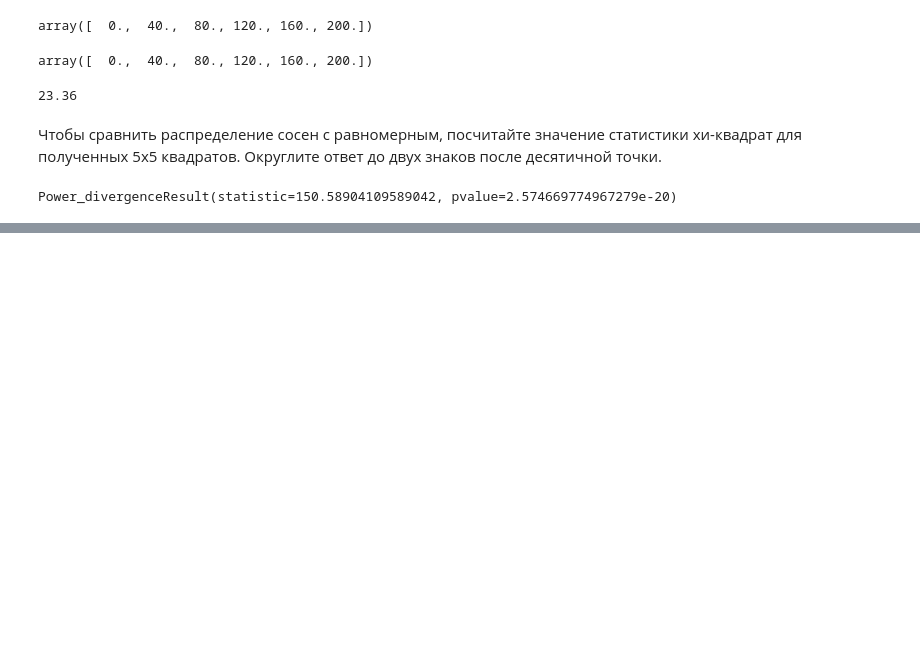
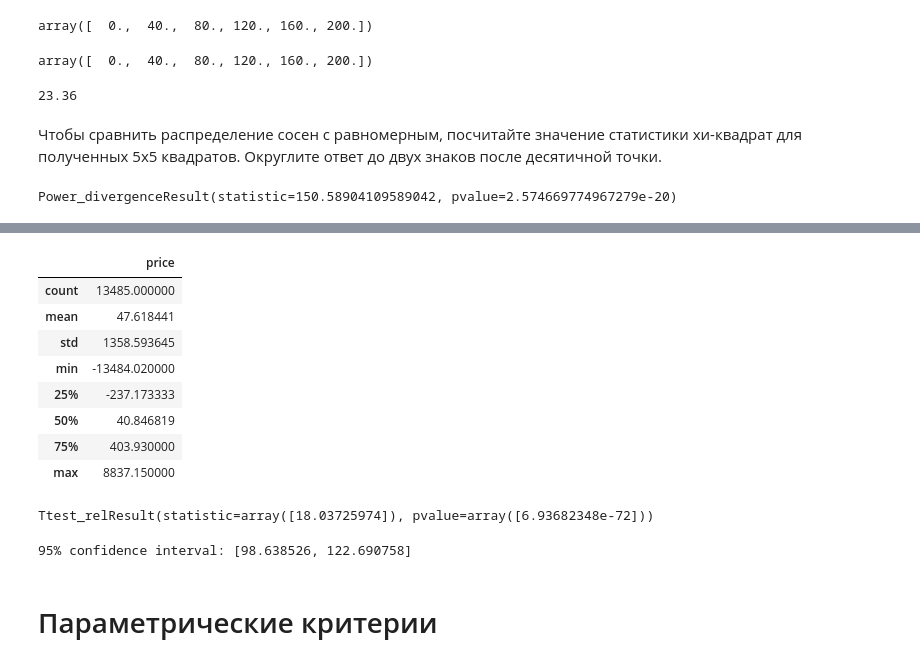
Before and after one commit to AlexG888/Specialization_from_MIPT_and_Yandex, a Jupyter notebook: course_4/theoretical_notebooks/tests.ipynb, the cells around one changed output, grey strips where cells are left out. Cells and saved outputs as stored; diff of their text form; code cells hidden in the pictures; blank space fills up the shorter version.

```diff
--- a/course_4/theoretical_notebooks/tests.ipynb
+++ b/course_4/theoretical_notebooks/tests.ipynb
@@ -330,0 +442,26 @@ Power_divergenceResult(statistic=150.58904109589042, pvalue=2.574669774967279e-2
+# %%
+pred_price_rf = clf_rf.predict(X_diam_test)
+
+pred_price_rf_sub = pred_price_rf[:, np.newaxis] - y_diam_test
+pred_price_rf_sub.describe()
+# %% [output]
+|  | price |
+| count | 13485.000000 |
+| mean | 47.618441 |
+| std | 1358.593645 |
+| min | -13484.020000 |
+| 25% | -237.173333 |
+| 50% | 40.846819 |
+| 75% | 403.930000 |
+| max | 8837.150000 |
+# %%
+stats.ttest_rel(np.abs(pred_price_lr_sub), np.abs(pred_price_rf_sub))
+# %% [output]
+Ttest_relResult(statistic=array([18.03725974]), pvalue=array([6.93682348e-72]))
+# %%
+print( "95%% confidence interval: [%f, %f]" % \
+      DescrStatsW(np.abs(pred_price_lr_sub) - np.abs(pred_price_rf_sub)).tconfint_mean())
+# %% [output]
+95% confidence interval: [98.638526, 122.690758]
+# %% [markdown]
+# Параметрические критерии
```
Also changed, not shown: parts of 47 cells of this notebook, 8 other files.
